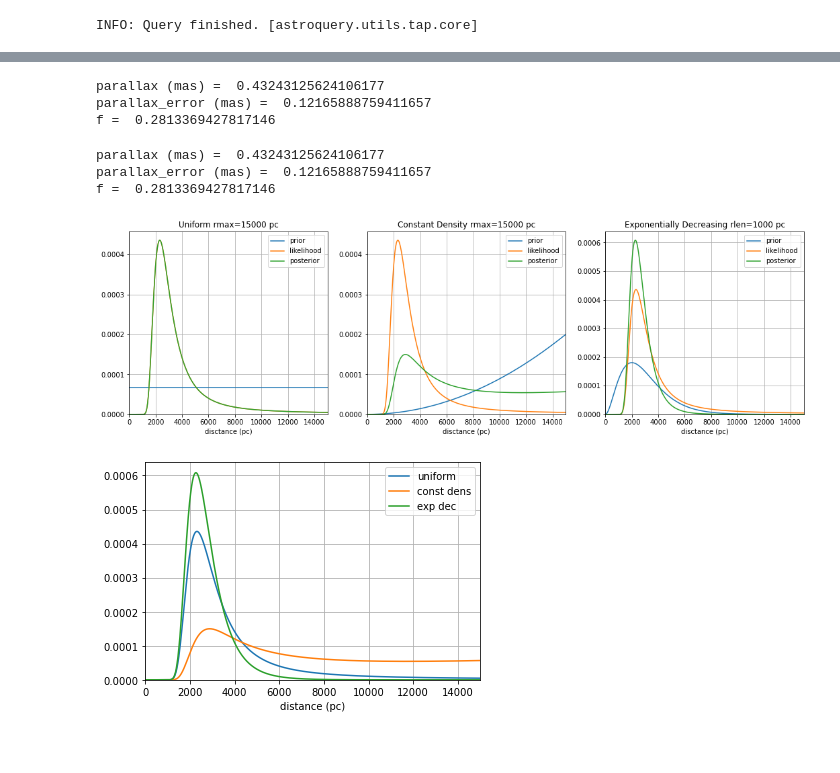
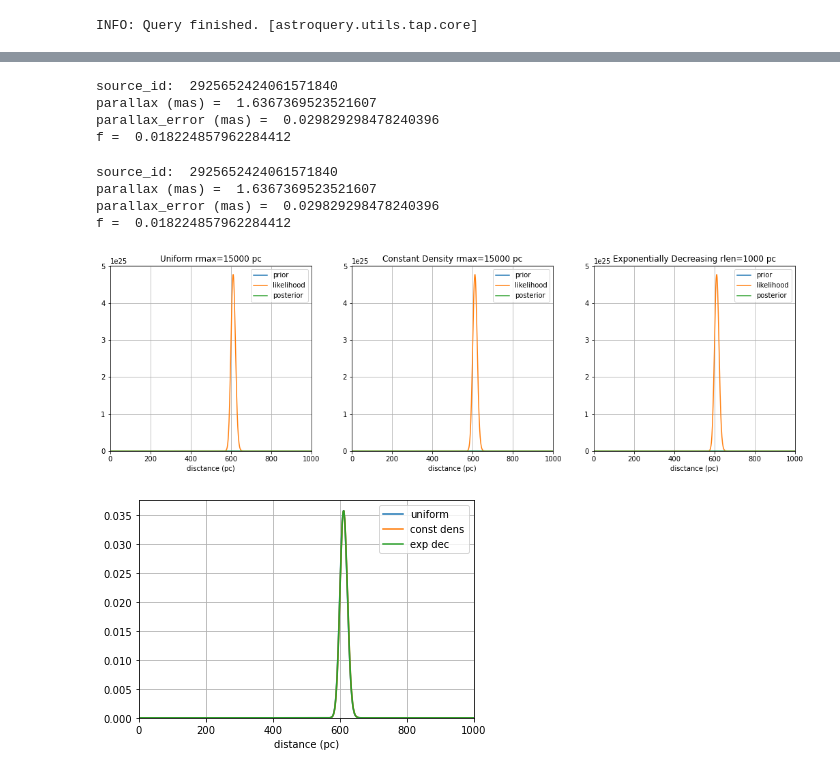
Before and after one commit to Alisyaifudin/estimating-distance, a Jupyter notebook: EstimatingDistance-Single.ipynb, the cells around one changed output, grey strips where cells are left out. Cells and saved outputs as stored; diff of their text form; code cells hidden in the pictures; blank space fills up the shorter version.

```diff
--- a/EstimatingDistance-Single.ipynb
+++ b/EstimatingDistance-Single.ipynb
@@ -82,7 +82,7 @@ exponentiallyDecreasing = ExponentiallyDecreasing_gen(a=0.0, name='exponentially
 # %%
 # Grab data from Gaia DR2
 job = Gaia.launch_job_async("""
-SELECT TOP 100 *
+SELECT TOP 2000 *
 FROM gaiadr2.gaia_source
 WHERE parallax > 0 AND (random_index BETWEEN 12345 AND 56789)
 """)
@@ -115,0 +137,4 @@ Table length=100
+# %%
+# Add new column, relative error
+r["f"]= r["parallax_error"]/r["parallax"]
+r[["source_id", "parallax", "parallax_error", "f"]]
@@ -115,0 +162,4 @@ Table length=100
+# %%
+# Sort by relative error
+r.sort("f")
+r[["source_id", "parallax", "parallax_error", "f"]]
@@ -119,11 +205,13 @@ index = int(input())
 # index = 50
 parallax = r["parallax"][index]/1000
 parallax_error = r["parallax_error"][index]/1000
+f = r["f"][index]
+source_id = r["source_id"][index]
 
 # Preliminary
 ## Trust me, rmax = 15_000 pc is reasonable
 rmax = 1.5E4
-distance = np.linspace(1, rmax, 1000)
+distance = np.linspace(1, rmax, 10000)
 ## Likelihood function, see Bailer-Jones
 likelihood = norm.pdf(x=1/distance, scale=parallax_error, loc=parallax)
 normalization, _ = integrate.quad(lambda t: norm.pdf(x=1/t, scale=parallax_error, loc=parallax), a=0, b=rmax)
@@ -150,76 +238,82 @@ posterior3_norm = integrate.simps(posterior3, distance)
 posterior3 /= posterior3_norm
 
 ## Print the data that being used
+print("source_id: ", source_id)
 print("parallax (mas) = ", parallax*1000)
 print("parallax_error (mas) = ", parallax_error*1000)
-print("f = ", parallax_error/parallax)
+print("f = ", f)
 # %% [output]
-parallax (mas) =  0.43243125624106177
-parallax_error (mas) =  0.12165888759411657
-f =  0.2813369427817146
+source_id:  2925652424061571840
+parallax (mas) =  1.6367369523521607
+parallax_error (mas) =  0.029829298478240396
+f =  0.018224857962284412
 # %%
 ## Print the data that being used
+print("source_id: ", source_id)
 print("parallax (mas) = ", parallax*1000)
 print("parallax_error (mas) = ", parallax_error*1000)
 print("f = ", parallax_error/parallax)
-
+xLim = float(input(f"max x-lim plot (<{rmax:.0f})"))
 # Plot
 fig, (ax1, ax2, ax3) = plt.subplots(1, 3, figsize=(18,5))
 
 ax1.plot(distance, prior1, label="prior")
 ax1.plot(distance, likelihood, label="likelihood")
 ax1.plot(distance, posterior1, label="posterior")
 ax1.legend(loc="best")
 ax1.grid()
-ax1.set_xlim(0, rmax)
+ax1.set_xlim(0, xLim)
 ax1.set_ylim(0)
 ax1.set_xlabel("disctance (pc)")
 ax1.set_title(f"Uniform rmax={int(rmax)} pc")
 
 ax2.plot(distance, prior2, label="prior")
 ax2.plot(distance, likelihood, label="likelihood")
 ax2.plot(distance, posterior2, label="posterior")
 ax2.legend(loc="best")
 ax2.grid()
-ax2.set_xlim(0, rmax)
+ax2.set_xlim(0, xLim)
 ax2.set_ylim(0)
 ax2.set_xlabel("disctance (pc)")
 ax2.set_title(f"Constant Density rmax={int(rmax)} pc")
 
 ax3.plot(distance, prior3, label="prior")
 ax3.plot(distance, likelihood, label="likelihood")
 ax3.plot(distance, posterior3, label="posterior")
 ax3.legend(loc="best")
 ax3.grid()
-ax3.set_xlim(0, rmax)
+ax3.set_xlim(0, xLim)
 ax3.set_ylim(0)
 ax3.set_xlabel("disctance (pc)")
 ax3.set_title(f"Exponentially Decreasing rlen={int(rlen)} pc")
 
 plt.show()
 # %% [output]
-parallax (mas) =  0.43243125624106177
-parallax_error (mas) =  0.12165888759411657
-f =  0.2813369427817146
+source_id:  2925652424061571840
+parallax (mas) =  1.6367369523521607
+parallax_error (mas) =  0.029829298478240396
+f =  0.018224857962284412
-[figure, old version]
+[figure, new version]
 # %%
+# Create interpolation function for posterior, just in case
 from scipy import interpolate
 p1 = interpolate.interp1d(distance, posterior1, kind="cubic")
 p2 = interpolate.interp1d(distance, posterior2, kind="cubic")
 p3 = interpolate.interp1d(distance, posterior3, kind="cubic")
 
+# Plot all posteriors in one figure
 plt.figure(figsize=(6,4))
 plt.plot(distance, p1(distance), label="uniform")
 plt.plot(distance, p2(distance), label="const dens")
 plt.plot(distance, p3(distance), label="exp dec")
 plt.legend(loc="best")
 plt.grid()
-plt.xlim(0, rmax)
+plt.xlim(0, xLim)
 plt.ylim(0)
 plt.xlabel("distance (pc)")
 plt.show()
 # %% [output]
-[figure, old version]
+[figure, new version]
 # %%
 # Find percentile {perc}% of normalized distribution
 def percentile(func, perc=0.5, min=0, max=1):
```
Also changed, not shown: parts of 6 cells of this notebook.
